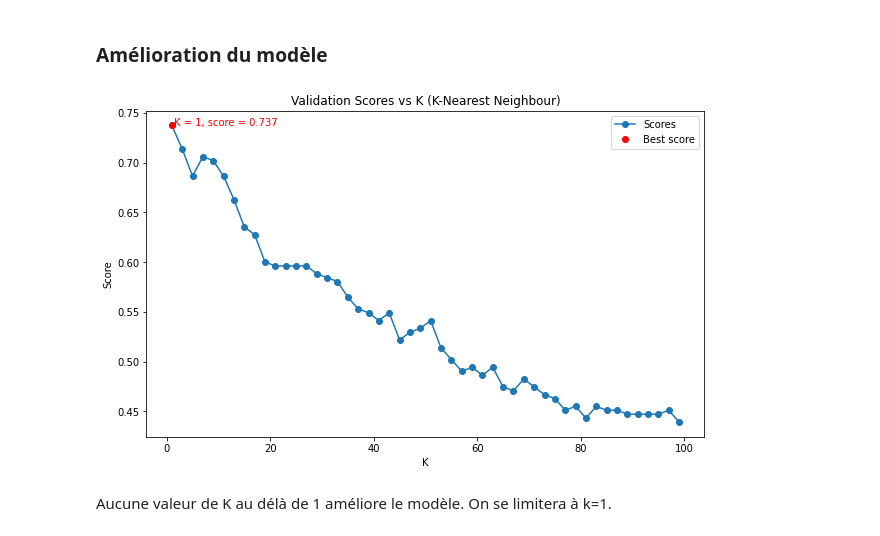
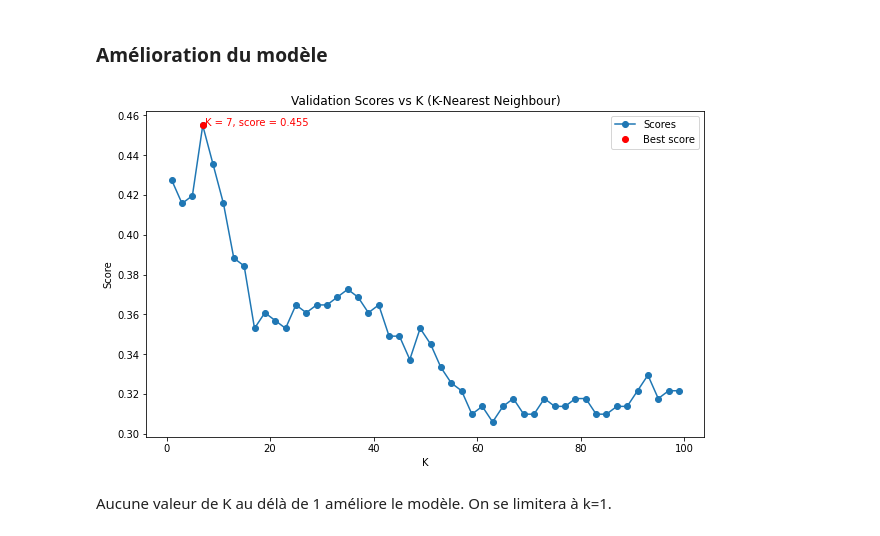
Before and after one commit to bamanan/Exam-Machine-Learnig, a Jupyter notebook: abdoul_hamid_coulibaly_fst.ipynb, the cells around one changed output. Drawn from its saved outputs; the diff is of its cells as text; code cells hidden in the pictures.

```diff
--- a/abdoul_hamid_coulibaly_fst.ipynb
+++ b/abdoul_hamid_coulibaly_fst.ipynb
@@ -606,9 +607,9 @@ On maintient le paramètre C=0.01 obtenu sur le modèle linéaire.
 # %% [markdown]
 #### Création du modèle
 # %%
-model_svm_poly = SVC(C = Cs[max_score_index], kernel = 'poly', random_state=42).fit(X_train_scaled, data_train.label)
+model_svm_poly = SVC(C = c_values[max_score_index], kernel = 'poly', random_state=42).fit(X_train_scaled, data_train.label)
 print('Training score :', model_svm_poly.score(X_train_scaled, data_train.label))
-print('Validation score :',model_svm_poly.score(X_valid_scaled, data_valid.label))
+print('Validation score :',model_svm_poly.score(data_valid.iloc[:,1:], data_valid.label))
 print('Test score :',model_svm_poly.score(X_test_scaled, data_test.label))
 # %% [output]
 Training score : 0.1722689075630252
@@ -625,9 +626,9 @@ best_score = 0.0
 best_gamma = 0.0
 best_c = 0.001
 for g in gammas:
-    for c in Cs:
+    for c in c_values:
         model_svm_poly = SVC(C = c, kernel = 'poly', gamma=g, random_state=42).fit(X_train_scaled, data_train.label)
-        score = model_svm_poly.score(X_valid_scaled, data_valid.label)
+        score = model_svm_poly.score(data_valid.iloc[:,1:], data_valid.label)
         if score>best_score:
             best_score=score
             best_gamma = g
@@ -680,11 +681,11 @@ best_score = 0.0
 best_gamma = 0.0
 best_c = 0.001
 gammas = np.logspace(-3, 3, num=7)
-Cs = np.logspace(-3,3,num=7)
+c_values = np.logspace(-3,3,num=7)
 for g in gammas:
-    for c in Cs:
+    for c in c_values:
         model_svm_poly = SVC(kernel = 'rbf', C = c, gamma=g, random_state=42).fit(X_train_scaled, data_train.label)
-        score = model_svm_poly.score(X_valid_scaled, data_valid.label)
+        score = model_svm_poly.score(data_valid.iloc[:,1:], data_valid.label)
         if score>best_score:
             best_score=score
             best_gamma = g
@@ -732,29 +733,29 @@ On obtient une précision de 73,72% sur le jeu de validation. On va essayer d'am
 ### Amélioration du modèle
 # %%
 # On prend un nombre de voisins entre 1 100 par pas de 2 voisins.
-Ks = []
+k_neighbors = []
 scores = []
 for k in range(1, 100, 2):
-    Ks.append(k)
+    k_neighbors.append(k)
     model = KNeighborsClassifier(n_neighbors=k).fit(X_train_scaled, data_train.label)
-    score = model.score(X_valid_scaled, data_valid.label)
+    score = model.score(data_valid.iloc[:,1:], data_valid.label)
     scores.append(score)
 # %%
 # Plotting the scores per K value
-max_score_index = scores.index(max(scores))
+max_score_index = np.argmax(scores)
 
 plt.figure(figsize=(10, 6))
-plt.plot(Ks, scores, '-o', label='Scores')
-plt.plot(Ks[max_score_index], scores[max_score_index], 'ro', label='Best score')
-plt.annotate('K = {}, score = {}'.format(Ks[max_score_index], round(max(scores), 3)),
-             xy=(Ks[max_score_index]+0.5, scores[max_score_index]), color='red')
+plt.plot(k_neighbors, scores, '-o', label='Scores')
+plt.plot(k_neighbors[max_score_index], scores[max_score_index], 'ro', label='Best score')
+plt.annotate('K = {}, score = {}'.format(k_neighbors[max_score_index], round(max(scores), 3)),
+             xy=(k_neighbors[max_score_index]+0.5, scores[max_score_index]), color='red')
 plt.xlabel('K')
 plt.ylabel('Score')
 plt.title('Validation Scores vs K (K-Nearest Neighbour)')
 plt.legend()
 plt.show()
 # %% [output]
-[figure, old version]
+[figure, new version]
 # %% [markdown]
 Aucune valeur de K au délà de 1 améliore le modèle. On se limitera à k=1.
 # %%
```
Also changed, not shown: parts of 226 cells of this notebook.
